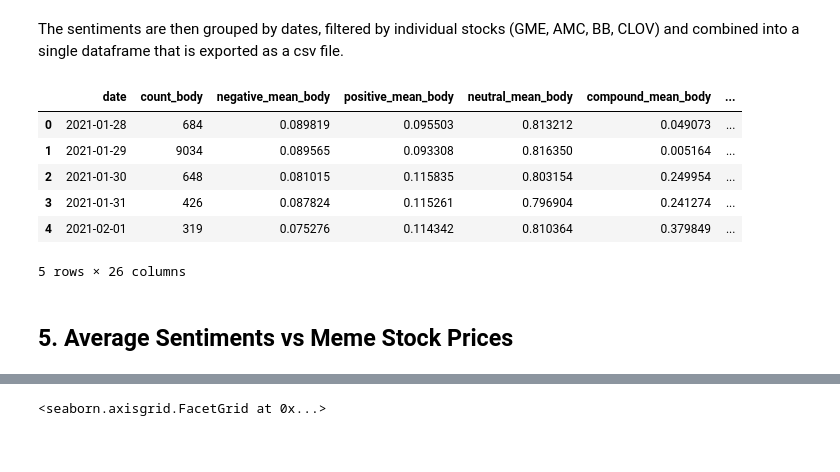
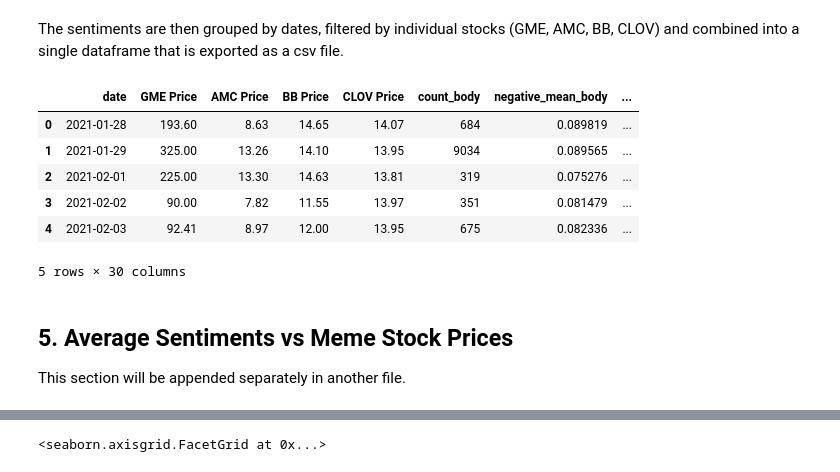
Before and after one commit to ccwhgetgit/DAO2702Project, a Jupyter notebook: TheDAONotebook-2.ipynb, the cells around one changed output, grey strips where cells are left out. Saved outputs shown, nothing was run; the diff lists cells and outputs as text; code cells hidden in the pictures.

Commit message:
chore: clean up code

```diff
--- a/TheDAONotebook-2.ipynb
+++ b/TheDAONotebook-2.ipynb
@@ -96,0 +93,30 @@ reddit_body.head()
+# %%
+# Import data
+amc_data = pd.read_csv('./Datasets/AMC Historical Data.csv')
+bb_data = pd.read_csv('./Datasets/BB Historical Data.csv')
+clov_data = pd.read_csv('./Datasets/CLOV Historical Data.csv')
+gme_data = pd.read_csv('./Datasets/GME Historical Data.csv')
+
+# Data cleaning functions
+def clean_meme_df(df, stock_name):
+    # Convert date string to date format
+    df['Date'] = pd.to_datetime(df['Date']).dt.date
+
+    # Rename columns to reflect stock name
+    df.rename(columns = {'Date': 'date', 'Price': stock_name + ' Price'}, inplace = True)
+
+    # Sort data frame by dates
+    df.sort_values(by = 'date', inplace = True)
+
+    # Resets row index
+    df = df.reset_index(drop = True)
+
+    return df.iloc[:, 0:2]
+
+# Merging meme stock data
+dfs = [gme_data, amc_data, bb_data, clov_data]
+stock_names = ['GME', 'AMC', 'BB', 'CLOV']
+meme_data = reduce(lambda df1, df2: pd.merge(df1, df2, on = 'date', how = 'left'),
+                   [clean_meme_df(x, y) for x, y in zip(dfs, stock_names)])
+
+meme_data.head()
@@ -185,41 +211,48 @@ def filter_df(df, columnName, strToFilter):
                                                                                 'compound': [('compound_mean', 'mean')]})
                                                                           .add_suffix('_body' + ('' if not suffix else '_' + suffix))
                                                                           .reset_index())
 
     rdf.columns = rdf.columns.droplevel(0)
     rdf = rdf.rename(columns = {'':'date'})
     return (rdf)
 
 # Strings to filter the dataframe
 amc_words = 'amc'
 bb_words = 'bb|blackberry|black berry'
 clov_words = 'clov|clover'
 gme_words = 'gme|gamestop|game stop|gamestonks'
 
 # Filtering dataframe by individual stock ticker symbols
 amc_body = filter_df(reddit_body, 'body', amc_words)
 bb_body = filter_df(reddit_body, 'body', bb_words)
 clov_body = filter_df(reddit_body, 'body', clov_words)
 gme_body = filter_df(reddit_body, 'body', gme_words)
 
 # Main dataframes
 reddit_body_daily = filter_df(reddit_body, 'body', '')
 
 # Merging all dataframes
 dfs = [reddit_body_daily, gme_body, amc_body, bb_body, clov_body]
 reddit_wsb_daily = reduce(lambda df1, df2: pd.merge(df1, df2, on = 'date', how = 'left'), dfs)
 
+# Merging sentiments of threads with meme stock prices
+reddit_meme_combined = pd.merge(meme_data, reddit_wsb_daily, on = 'date', how = 'inner')
+
+# Resets row index
+reddit_meme_combined = reddit_meme_combined.reset_index(drop = True)
+
 # Export daily aggregated data to csv
-reddit_wsb_daily.to_csv("./Datasets/reddit_wsb_daily.csv", index = False)
+reddit_meme_combined.to_csv("./Datasets/reddit_wsb_daily.csv", index = False)
 
-reddit_wsb_daily.head()
+reddit_meme_combined.head()
 # %% [output]
-|  | date | count_body | negative_mean_body | positive_mean_body | neutral_mean_body | compound_mean_body | ... |
-| 0 | 2021-01-28 | 684 | 0.089819 | 0.095503 | 0.813212 | 0.049073 | ... |
-| 1 | 2021-01-29 | 9034 | 0.089565 | 0.093308 | 0.816350 | 0.005164 | ... |
-| 2 | 2021-01-30 | 648 | 0.081015 | 0.115835 | 0.803154 | 0.249954 | ... |
-| 3 | 2021-01-31 | 426 | 0.087824 | 0.115261 | 0.796904 | 0.241274 | ... |
-| 4 | 2021-02-01 | 319 | 0.075276 | 0.114342 | 0.810364 | 0.379849 | ... |
+|  | date | GME Price | AMC Price | BB Price | CLOV Price | count_body | negative_mean_body | ... |
+| 0 | 2021-01-28 | 193.60 | 8.63 | 14.65 | 14.07 | 684 | 0.089819 | ... |
+| 1 | 2021-01-29 | 325.00 | 13.26 | 14.10 | 13.95 | 9034 | 0.089565 | ... |
+| 2 | 2021-02-01 | 225.00 | 13.30 | 14.63 | 13.81 | 319 | 0.075276 | ... |
+| 3 | 2021-02-02 | 90.00 | 7.82 | 11.55 | 13.97 | 351 | 0.081479 | ... |
+| 4 | 2021-02-03 | 92.41 | 8.97 | 12.00 | 13.95 | 675 | 0.082336 | ... |
-5 rows × 26 columns
+5 rows × 30 columns
 # %% [markdown]
 ## 5.  Average Sentiments vs Meme Stock Prices
+This section will be appended separately in another file.
```
Also changed, not shown: parts of 55 cells of this notebook, 1 other file.
